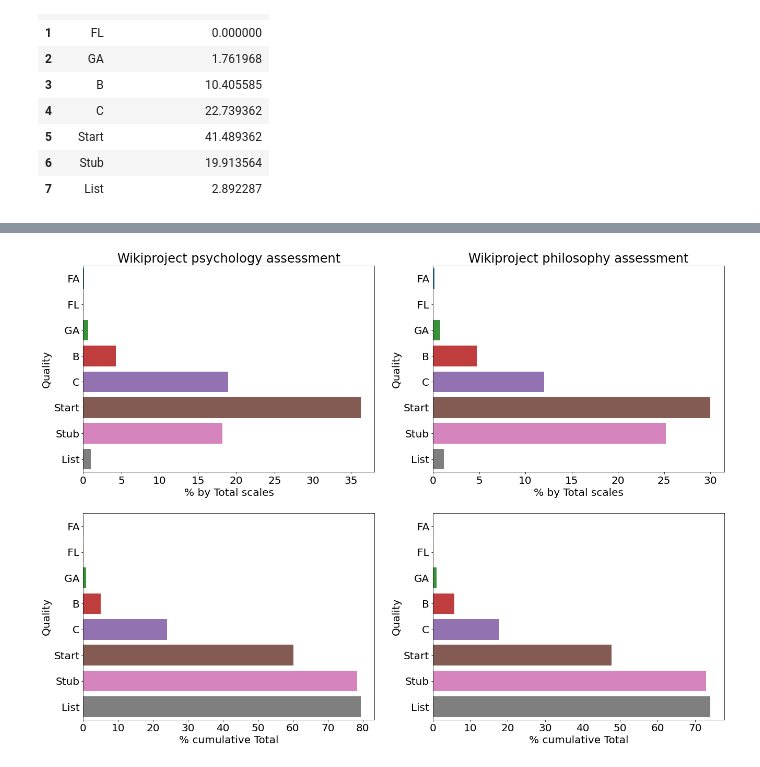
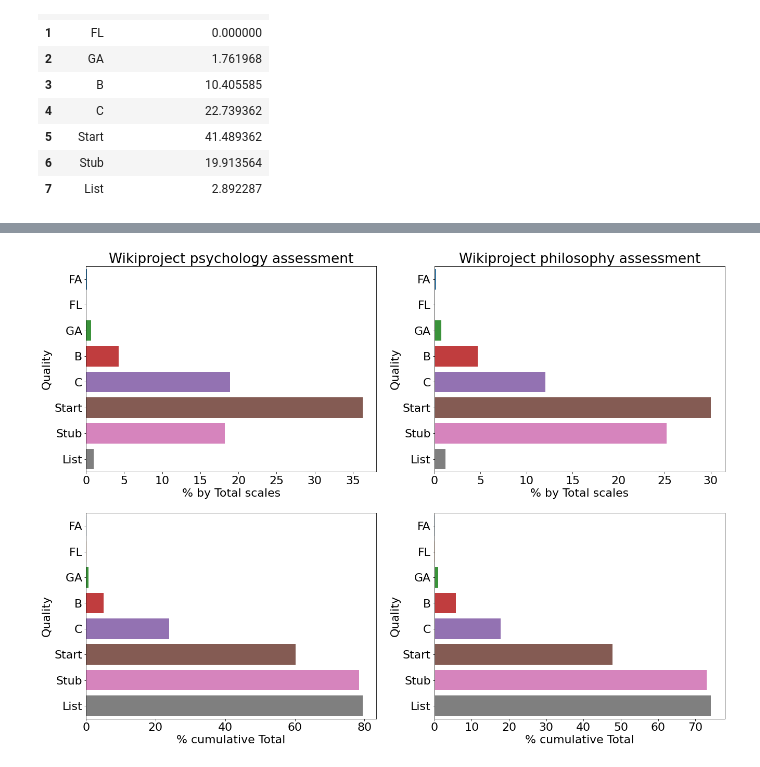
Before and after one commit to JohnMadrid/EC_env_images, a Jupyter notebook: WikiPageAnalysis/page_visits_analysis.ipynb, the cells around one changed output, grey strips where cells are left out. Saved outputs shown, nothing was run; the diff lists cells and outputs as text; code cells hidden in the pictures.

```diff
--- a/WikiPageAnalysis/page_visits_analysis.ipynb
+++ b/WikiPageAnalysis/page_visits_analysis.ipynb
@@ -371,7 +371,6 @@ phil_quality.iloc[:8, [0,9]]
 | 7 | List | 2.892287 |
 # %%
 fig, ax = plt.subplots(2,2, figsize=(22,16))
-plt.rcParams.update({'font.size': 20})
 sns.barplot(y='Quality', x='% by Mid importance scale', data=psy_quality.iloc[:8, [0,9]], ax=ax[0,0])
 ax[0,0].set_title('Wikiproject psychology assessment')
 sns.barplot(y='Quality', x='% by Low importance scale', data=phil_quality.iloc[:8, [0,9]], ax=ax[0,1])
@@ -389,17 +388,16 @@ plt.show()
 # %%
 fig, ax = plt.subplots(2,2, figsize=(22,16))
-plt.rcParams.update({'font.size': 20})
 sns.barplot(y='Quality', x='% by Total scales', data=psy_quality.iloc[:8, [0,8]], ax=ax[0,0])
 ax[0,0].set_title('Wikiproject psychology assessment')
 sns.barplot(y='Quality', x='% by Total scales', data=phil_quality.iloc[:8, [0,8]], ax=ax[0,1])
 ax[0,1].set_title('Wikiproject philosophy assessment')
 
 sns.barplot(y='Quality', x='% cumulative Total', data=psy_quality.iloc[:8, [0,11]], ax=ax[1,0])
 ax[0,0].set_title('Wikiproject psychology assessment')
 sns.barplot(y='Quality', x='% cumulative Total', data=phil_quality.iloc[:8, [0,11]], ax=ax[1,1])
 ax[0,1].set_title('Wikiproject philosophy assessment')
 
 plt.savefig("Images/wiki_assessment_total.eps", format='eps', dpi=1200)
 plt.show()
 # %% [output]
-[figure, old version]
+[figure, new version]
```
Also changed, not shown: parts of 2 cells of this notebook, 5 other files.
